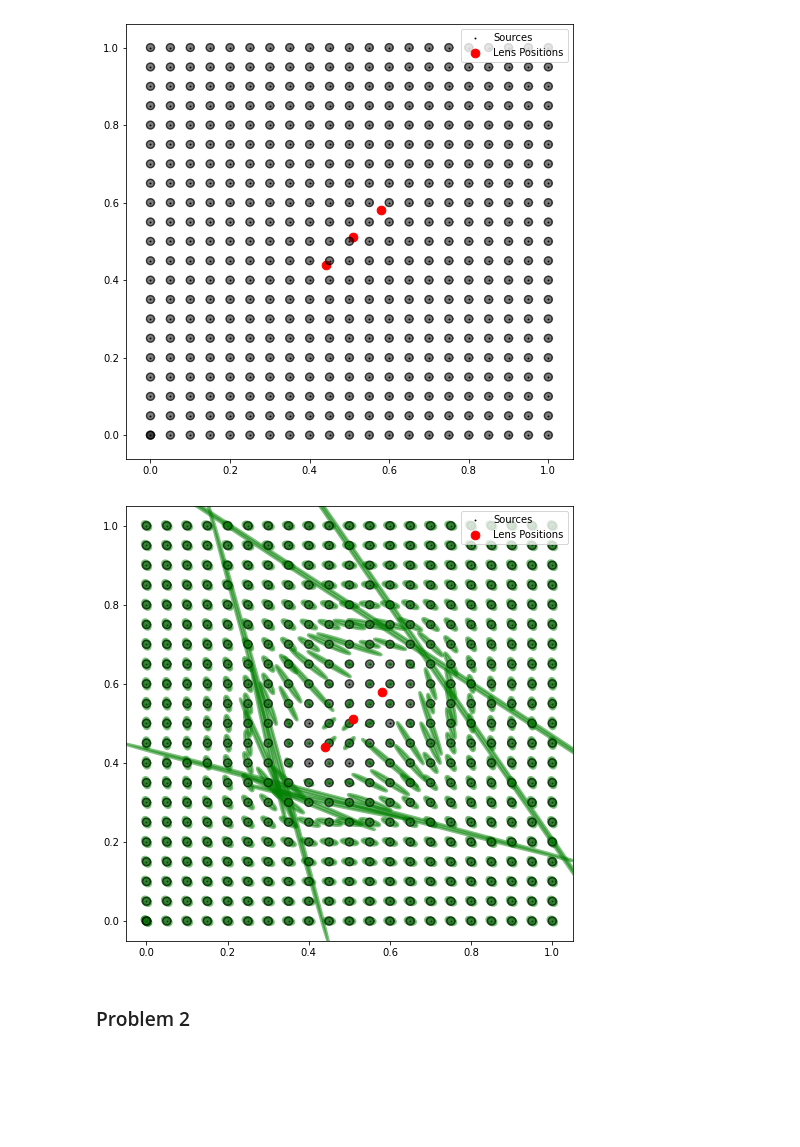
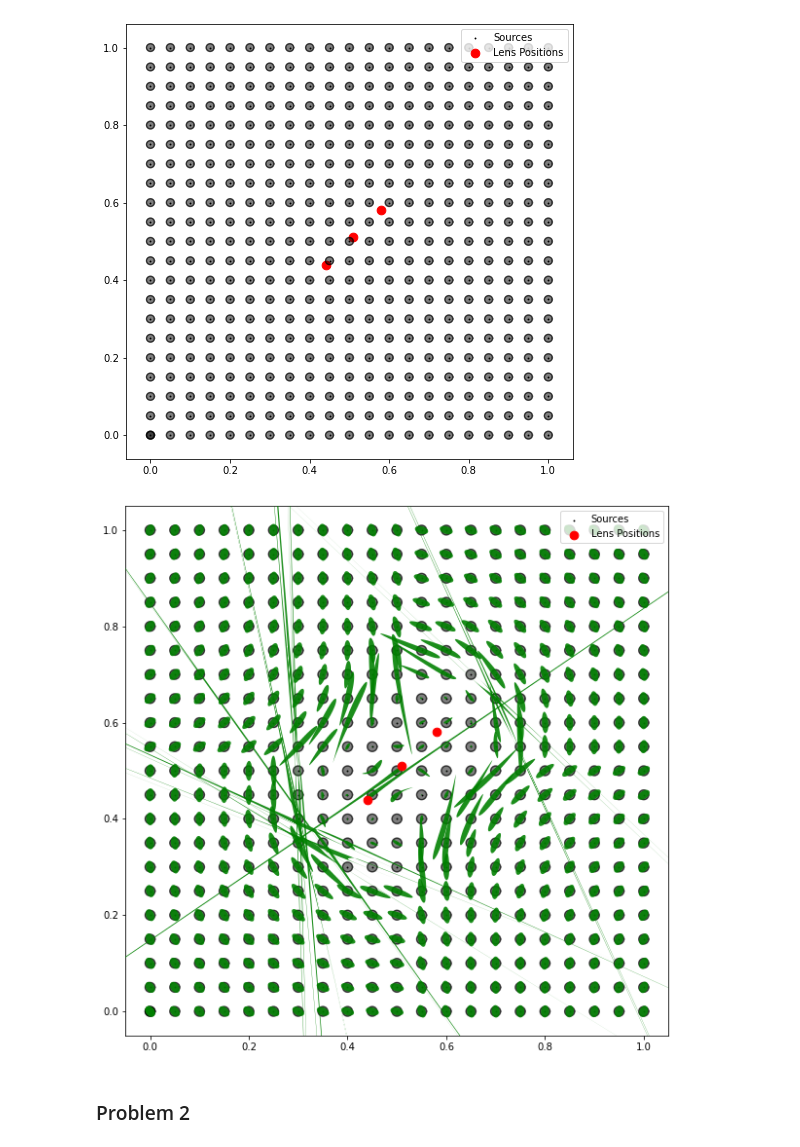
Before and after one commit to tylerbarna/AST8110, a Jupyter notebook: pset06/pset06.ipynb, the cells around one changed output. Drawn from its saved outputs; the diff is of its cells as text; code cells hidden in the pictures; blank space fills up the shorter version.

```diff
--- a/pset06/pset06.ipynb
+++ b/pset06/pset06.ipynb
@@ -161,48 +162,57 @@ def gamma(source):
     """
     xy = np.abs(source - lens_xy)
     #print(xy)
-    gamma1 = [b* (xy[1]**2 - xy[0]**2)/(2* rad **3) for xy,rad in zip(xy,R(source))]
-    gamma2 = [- b * xy[0] * xy[1] / (rad **3) for xy,rad in zip(xy,R(source))]
+    gamma1 = np.array([b* (xy[1]**2 - xy[0]**2)/(2* rad **3) for xy,rad in zip(xy,R(source))]).sum()
+    gamma2 = np.array([- b * xy[0] * xy[1] / (rad **3) for xy,rad in zip(xy,R(source))]).sum()
     return gamma1, gamma2
 
 def kappa(source):
     """
     Calculates the kappa value at a given source position
     """
-    kap = [b/(2*rad) for rad in R(source)]
+    kap = np.array([b/(2*rad) for rad in R(source)]).sum()
     return kap
 
 def shear(source):
     gamma1, gamma2 = gamma(source)
-    g1 = np.sum(gamma1) / (1 - np.sum(kappa(source)))
-    g2 = np.sum(gamma2) / (1 - np.sum(kappa(source)))
+    g1 = gamma1 / (1 - kappa(source))
+    g2 = gamma2 / (1 - kappa(source))
     return g1, g2
 
 def plot_shear(x, y):
     g1, g2 = shear([x,y])
     t = np.linspace(0, 2*np.pi, 100)
     source = np.array([sr * np.cos(t), sr * np.sin(t)])
-    trans_matrix = np.array([[1-g1, -g2],
-                             [-g2, 1+g1]])
+    trans_matrix = lambda g1, g2: np.array([[1-g1, -g2],
+                                            [-g2, 1+g1]])
     image = np.zeros((2,source.shape[1]))
 
+    if x <= 0.51 and y <= 0.51 or x >= 0.51 and y >= 0.51:
+        angle = 270
+    else:
+        angle = 90
+    rot_matrix = np.array([[np.cos(angle), -np.sin(angle)],
+                           [np.sin(angle), np.cos(angle)]])
+
     for i in range(source.shape[1]):
-        image[:,i] = np.dot(inv(trans_matrix),source[:,i])
+        g1, g2 = shear([x+source[0,i],y+source[0,i]])
+        image[:,i] = np.dot(inv(trans_matrix(g1,g2)),source[:,i])
+        image[:,i] = np.dot(rot_matrix,image[:,i])
     x1, y1 = x + image[0,:], y + image[1,:]
-    ax.fill(x1, y1, color="g", alpha=0.5,lw=3)
+    ax.fill(x1, y1, color="g", alpha=0.89, fill=True, zorder=100, lw=0)
 plot_shear = np.vectorize(plot_shear)
 
-fig, ax = plt.subplots(figsize=(8,8),facecolor="w")
+fig, ax = plt.subplots(figsize=(10,10),facecolor="w")
 ax.scatter(xx, yy,  color="k",s=0.8, label="Sources");
 ps(xx,yy) ## plot the original source positions
 plot_shear(xx,yy) ## plot the shear
 ax.scatter(lens_xy[:,0], lens_xy[:,1], color="r", s=75, label="Lens Positions",zorder=1000); ## plot the lens positions
 ax.set_xlim(-0.05,1.05); ax.set_ylim(-0.05,1.05)
 
-ax.legend(loc="upper right")
+ax.legend(loc="upper right").set_zorder(1001)
 plt.show();
 # %% [output]
-[figure, old version]
+[figure, new version]
 # %% [markdown]
 ### Problem 2
 # %% [markdown]
```
Also changed, not shown: parts of 2 cells of this notebook.
